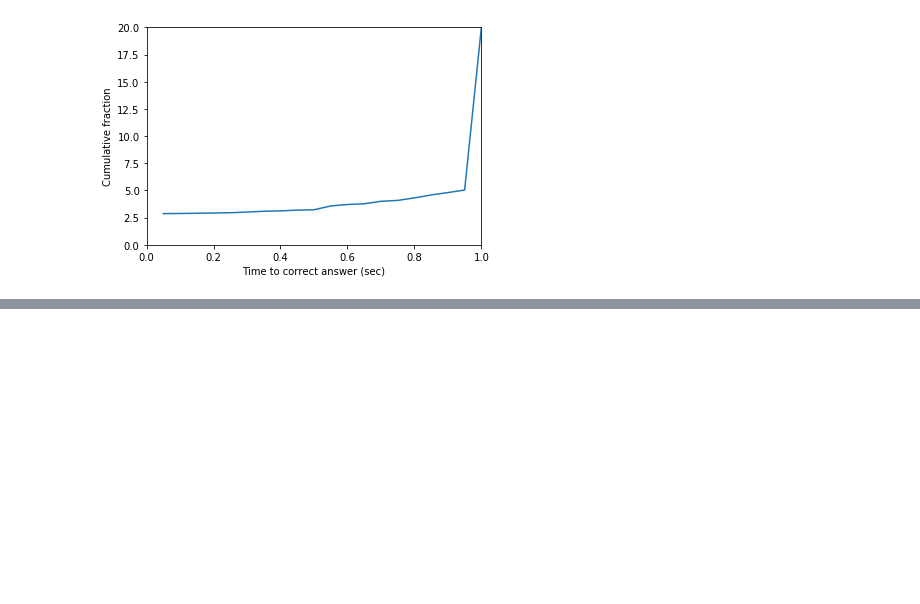
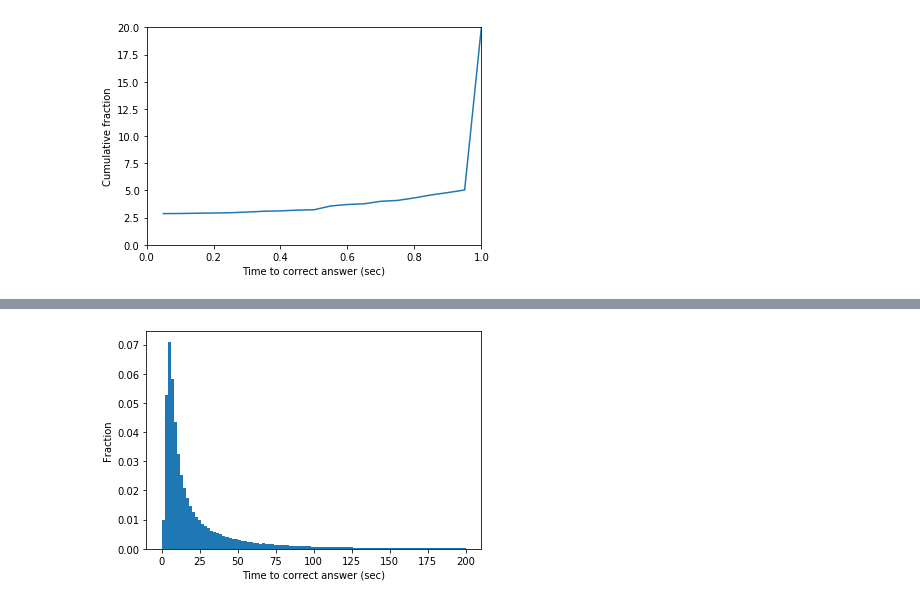
Before and after one commit to bin-soo/CS150A-Project, a Jupyter notebook: new_explore.ipynb, the cells around one changed output, grey strips where cells are left out. Drawn from its saved outputs; the diff is of its cells as text; code cells hidden in the pictures; blank space fills up the shorter version.

```diff
--- a/new_explore.ipynb
+++ b/new_explore.ipynb
@@ -442,0 +641,8 @@ plt.show()
+# %%
+PNtotal = traindata["Step Duration (sec)"]
+hist = plt.hist(np.array(PNtotal.dropna()),bins=100,density=True,log=False,range=(0,200))
+plt.xlabel('Time to correct answer (sec)')
+plt.ylabel('Fraction')
+plt.show()
+# %% [output]
+[figure, added]
```
Also changed, not shown: parts of 20 cells of this notebook, 2 other files.
